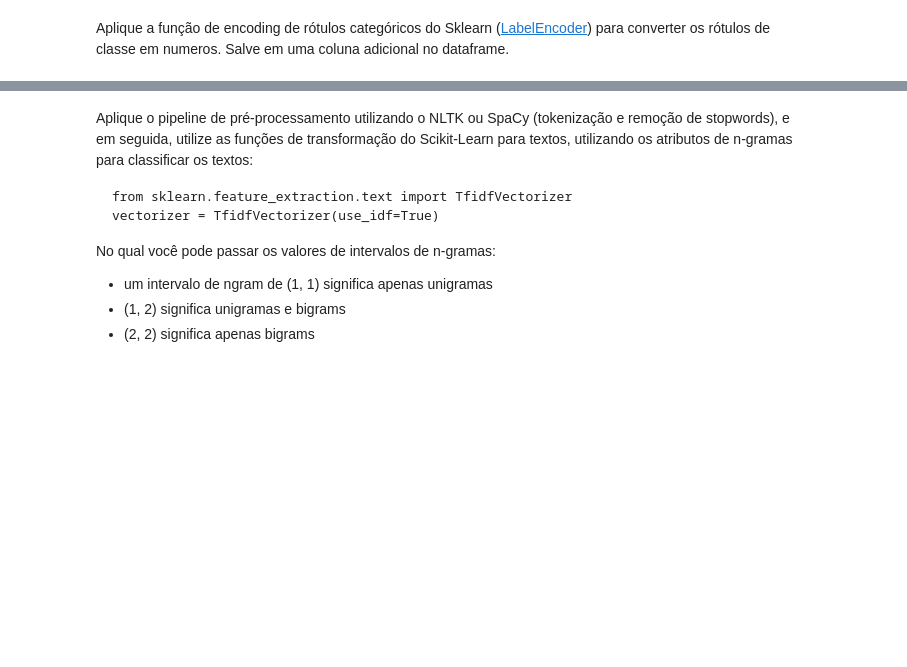
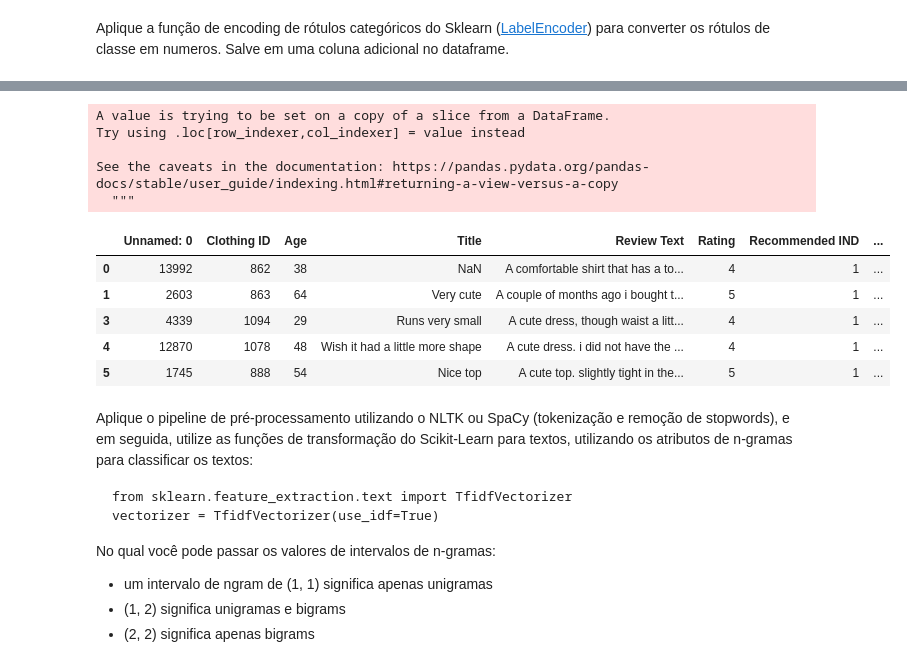
Before and after one commit to ufrpe-ensino/curso-mineracao-textos, a Jupyter notebook: 05_ExercicioClassificacao.ipynb, the cells around one changed output, grey strips where cells are left out. Drawn from its saved outputs; the diff is of its cells as text; code cells hidden in the pictures; blank space fills up the shorter version.

````diff
--- a/05_ExercicioClassificacao.ipynb
+++ b/05_ExercicioClassificacao.ipynb
@@ -23,3 +89,22 @@ Aplique a função de encoding de rótulos categóricos do Sklearn ([LabelEncode
+# %%
+from sklearn.preprocessing import LabelEncoder
+
+le = LabelEncoder()
+le.fit(majority['Class Name'])
+majority['label'] = le.transform(majority['Class Name'])
+majority.head()
+# %% [output]
+A value is trying to be set on a copy of a slice from a DataFrame.
+Try using .loc[row_indexer,col_indexer] = value instead
+
+See the caveats in the documentation: https://pandas.pydata.org/pandas-docs/stable/user_guide/indexing.html#returning-a-view-versus-a-copy
+  """
+|  | Unnamed: 0 | Clothing ID | Age | Title | Review Text | Rating | Recommended IND | ... |
+| 0 | 13992 | 862 | 38 | NaN | A comfortable shirt that has a to... | 4 | 1 | ... |
+| 1 | 2603 | 863 | 64 | Very cute | A couple of months ago i bought t... | 5 | 1 | ... |
+| 3 | 4339 | 1094 | 29 | Runs very small | A cute dress, though waist a litt... | 4 | 1 | ... |
+| 4 | 12870 | 1078 | 48 | Wish it had a little more shape | A cute dress. i did not have the ... | 4 | 1 | ... |
+| 5 | 1745 | 888 | 54 | Nice top | A cute top. slightly tight in the... | 5 | 1 | ... |
 # %% [markdown]
 Aplique o pipeline de pré-processamento utilizando o NLTK ou SpaCy (tokenização e remoção de stopwords), e em seguida, utilize as funções de transformação do Scikit-Learn para textos, utilizando os atributos de n-gramas para classificar os textos:
 ```
````
Also changed, not shown: parts of 11 cells of this notebook.
